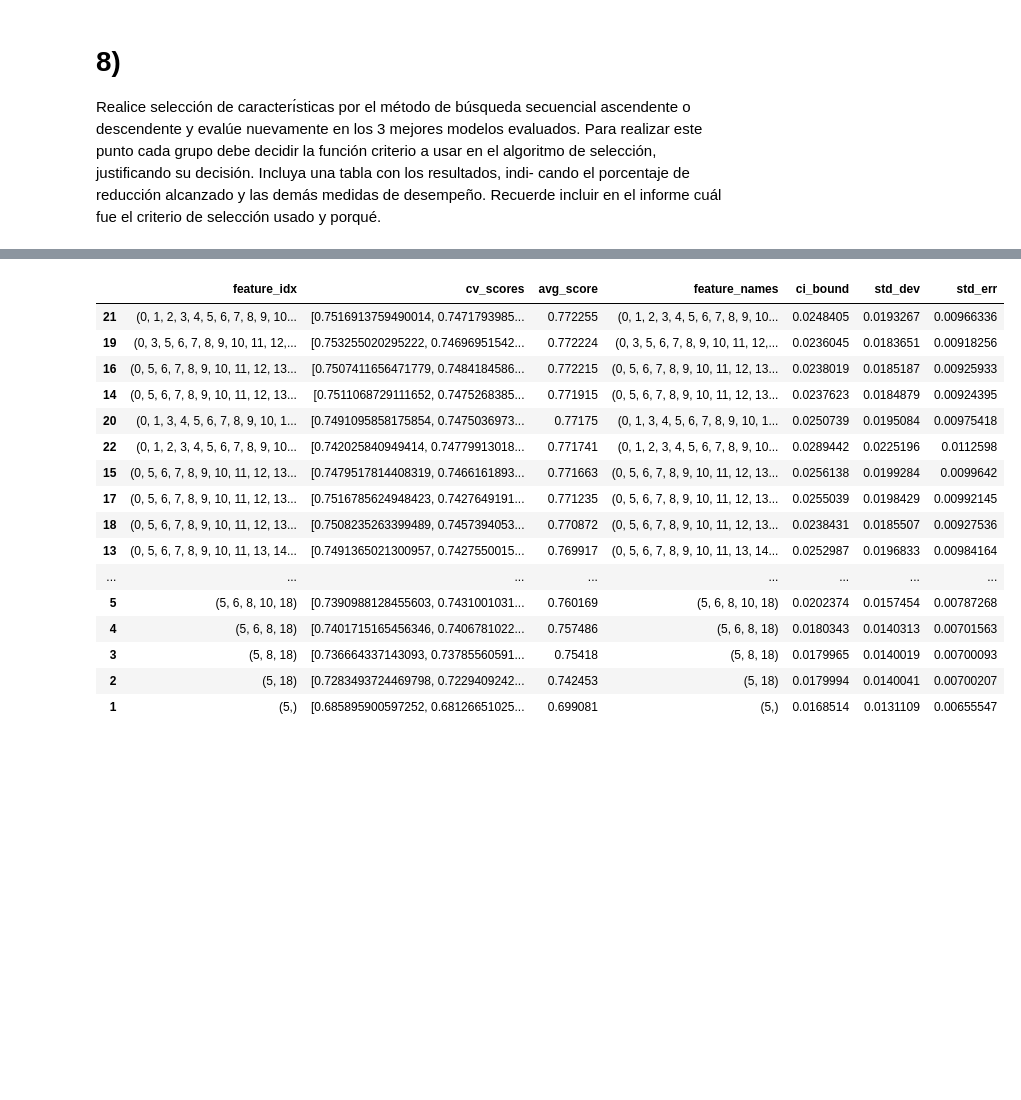
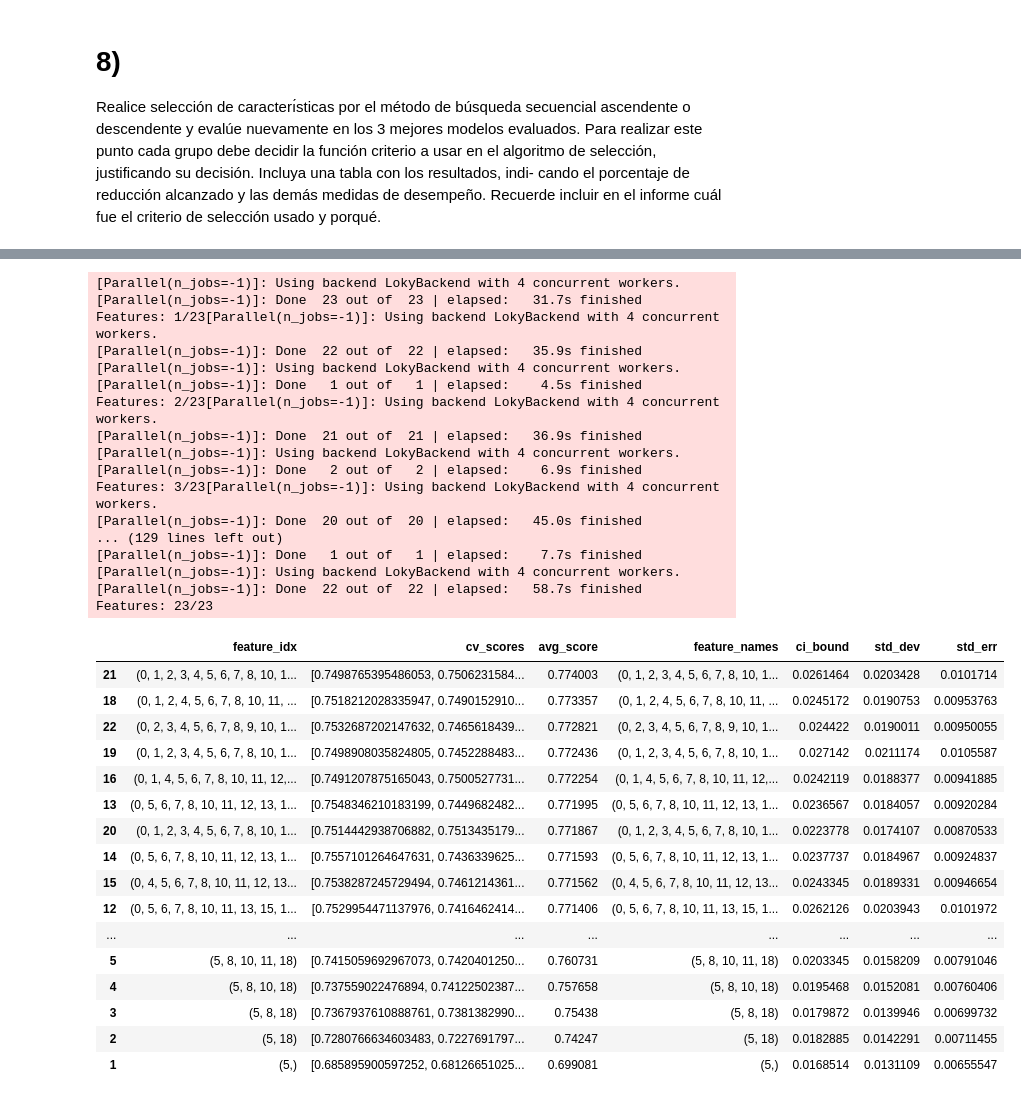
Before and after one commit to Dfriveraa/Default-of-credit-card-clients-project, a Jupyter notebook: Main.ipynb, the cells around one changed output, grey strips where cells are left out. Cells and saved outputs as stored; diff of their text form; code cells hidden in the pictures; blank space fills up the shorter version.

```diff
--- a/Main.ipynb
+++ b/Main.ipynb
@@ -363,34 +363,52 @@ def feature_selection(X,y,model,cv,rang):
           floating=True,
           scoring='roc_auc',
           cv=cv,
+          verbose=1,
           n_jobs=-1)
     pipe = make_pipeline(StandardScaler(), sfs)
     pipe.fit(X, y)
     return sfs
 # %%
 from sklearn.neural_network import MLPClassifier
-model = MLPClassifier(activation='tanh', alpha=0.1, early_stopping=True,
-              hidden_layer_sizes=100, max_iter=300)
-wrapperMLP=feature_selection(X,y,model,5,23)
+model = MLPClassifier(activation='tanh', alpha=0.01, early_stopping=True,
+              hidden_layer_sizes=70, max_iter=100)
+wrapperMLP=feature_selection(X,y,model,10,23)
 df_wrapper=pd.DataFrame.from_dict(wrapperMLP.get_metric_dict()).T
 df_wrapper.sort_values(['avg_score'], ascending=[False])
 # %% [output]
+[Parallel(n_jobs=-1)]: Using backend LokyBackend with 4 concurrent workers.
+[Parallel(n_jobs=-1)]: Done  23 out of  23 | elapsed:   31.7s finished
+Features: 1/23[Parallel(n_jobs=-1)]: Using backend LokyBackend with 4 concurrent workers.
+[Parallel(n_jobs=-1)]: Done  22 out of  22 | elapsed:   35.9s finished
+[Parallel(n_jobs=-1)]: Using backend LokyBackend with 4 concurrent workers.
+[Parallel(n_jobs=-1)]: Done   1 out of   1 | elapsed:    4.5s finished
+Features: 2/23[Parallel(n_jobs=-1)]: Using backend LokyBackend with 4 concurrent workers.
+[Parallel(n_jobs=-1)]: Done  21 out of  21 | elapsed:   36.9s finished
+[Parallel(n_jobs=-1)]: Using backend LokyBackend with 4 concurrent workers.
+[Parallel(n_jobs=-1)]: Done   2 out of   2 | elapsed:    6.9s finished
+Features: 3/23[Parallel(n_jobs=-1)]: Using backend LokyBackend with 4 concurrent workers.
+[Parallel(n_jobs=-1)]: Done  20 out of  20 | elapsed:   45.0s finished
+... (129 lines left out)
+[Parallel(n_jobs=-1)]: Done   1 out of   1 | elapsed:    7.7s finished
+[Parallel(n_jobs=-1)]: Using backend LokyBackend with 4 concurrent workers.
+[Parallel(n_jobs=-1)]: Done  22 out of  22 | elapsed:   58.7s finished
+Features: 23/23
 |  | feature_idx | cv_scores | avg_score | feature_names | ci_bound | std_dev | std_err |
-| 21 | (0, 1, 2, 3, 4, 5, 6, 7, 8, 9, 10... | [0.7516913759490014, 0.7471793985... | 0.772255 | (0, 1, 2, 3, 4, 5, 6, 7, 8, 9, 10... | 0.0248405 | 0.0193267 | 0.00966336 |
-| 19 | (0, 3, 5, 6, 7, 8, 9, 10, 11, 12,... | [0.753255020295222, 0.74696951542... | 0.772224 | (0, 3, 5, 6, 7, 8, 9, 10, 11, 12,... | 0.0236045 | 0.0183651 | 0.00918256 |
-| 16 | (0, 5, 6, 7, 8, 9, 10, 11, 12, 13... | [0.7507411656471779, 0.7484184586... | 0.772215 | (0, 5, 6, 7, 8, 9, 10, 11, 12, 13... | 0.0238019 | 0.0185187 | 0.00925933 |
-| 14 | (0, 5, 6, 7, 8, 9, 10, 11, 12, 13... | [0.7511068729111652, 0.7475268385... | 0.771915 | (0, 5, 6, 7, 8, 9, 10, 11, 12, 13... | 0.0237623 | 0.0184879 | 0.00924395 |
-| 20 | (0, 1, 3, 4, 5, 6, 7, 8, 9, 10, 1... | [0.7491095858175854, 0.7475036973... | 0.77175 | (0, 1, 3, 4, 5, 6, 7, 8, 9, 10, 1... | 0.0250739 | 0.0195084 | 0.00975418 |
-| 22 | (0, 1, 2, 3, 4, 5, 6, 7, 8, 9, 10... | [0.742025840949414, 0.74779913018... | 0.771741 | (0, 1, 2, 3, 4, 5, 6, 7, 8, 9, 10... | 0.0289442 | 0.0225196 | 0.0112598 |
-| 15 | (0, 5, 6, 7, 8, 9, 10, 11, 12, 13... | [0.7479517814408319, 0.7466161893... | 0.771663 | (0, 5, 6, 7, 8, 9, 10, 11, 12, 13... | 0.0256138 | 0.0199284 | 0.0099642 |
-| 17 | (0, 5, 6, 7, 8, 9, 10, 11, 12, 13... | [0.7516785624948423, 0.7427649191... | 0.771235 | (0, 5, 6, 7, 8, 9, 10, 11, 12, 13... | 0.0255039 | 0.0198429 | 0.00992145 |
-| 18 | (0, 5, 6, 7, 8, 9, 10, 11, 12, 13... | [0.7508235263399489, 0.7457394053... | 0.770872 | (0, 5, 6, 7, 8, 9, 10, 11, 12, 13... | 0.0238431 | 0.0185507 | 0.00927536 |
-| 13 | (0, 5, 6, 7, 8, 9, 10, 11, 13, 14... | [0.7491365021300957, 0.7427550015... | 0.769917 | (0, 5, 6, 7, 8, 9, 10, 11, 13, 14... | 0.0252987 | 0.0196833 | 0.00984164 |
+| 21 | (0, 1, 2, 3, 4, 5, 6, 7, 8, 10, 1... | [0.7498765395486053, 0.7506231584... | 0.774003 | (0, 1, 2, 3, 4, 5, 6, 7, 8, 10, 1... | 0.0261464 | 0.0203428 | 0.0101714 |
+| 18 | (0, 1, 2, 4, 5, 6, 7, 8, 10, 11, ... | [0.7518212028335947, 0.7490152910... | 0.773357 | (0, 1, 2, 4, 5, 6, 7, 8, 10, 11, ... | 0.0245172 | 0.0190753 | 0.00953763 |
+| 22 | (0, 2, 3, 4, 5, 6, 7, 8, 9, 10, 1... | [0.7532687202147632, 0.7465618439... | 0.772821 | (0, 2, 3, 4, 5, 6, 7, 8, 9, 10, 1... | 0.024422 | 0.0190011 | 0.00950055 |
+| 19 | (0, 1, 2, 3, 4, 5, 6, 7, 8, 10, 1... | [0.7498908035824805, 0.7452288483... | 0.772436 | (0, 1, 2, 3, 4, 5, 6, 7, 8, 10, 1... | 0.027142 | 0.0211174 | 0.0105587 |
+| 16 | (0, 1, 4, 5, 6, 7, 8, 10, 11, 12,... | [0.7491207875165043, 0.7500527731... | 0.772254 | (0, 1, 4, 5, 6, 7, 8, 10, 11, 12,... | 0.0242119 | 0.0188377 | 0.00941885 |
+| 13 | (0, 5, 6, 7, 8, 10, 11, 12, 13, 1... | [0.7548346210183199, 0.7449682482... | 0.771995 | (0, 5, 6, 7, 8, 10, 11, 12, 13, 1... | 0.0236567 | 0.0184057 | 0.00920284 |
+| 20 | (0, 1, 2, 3, 4, 5, 6, 7, 8, 10, 1... | [0.7514442938706882, 0.7513435179... | 0.771867 | (0, 1, 2, 3, 4, 5, 6, 7, 8, 10, 1... | 0.0223778 | 0.0174107 | 0.00870533 |
+| 14 | (0, 5, 6, 7, 8, 10, 11, 12, 13, 1... | [0.7557101264647631, 0.7436339625... | 0.771593 | (0, 5, 6, 7, 8, 10, 11, 12, 13, 1... | 0.0237737 | 0.0184967 | 0.00924837 |
+| 15 | (0, 4, 5, 6, 7, 8, 10, 11, 12, 13... | [0.7538287245729494, 0.7461214361... | 0.771562 | (0, 4, 5, 6, 7, 8, 10, 11, 12, 13... | 0.0243345 | 0.0189331 | 0.00946654 |
+| 12 | (0, 5, 6, 7, 8, 10, 11, 13, 15, 1... | [0.7529954471137976, 0.7416462414... | 0.771406 | (0, 5, 6, 7, 8, 10, 11, 13, 15, 1... | 0.0262126 | 0.0203943 | 0.0101972 |
 | ... | ... | ... | ... | ... | ... | ... | ... |
-| 5 | (5, 6, 8, 10, 18) | [0.7390988128455603, 0.7431001031... | 0.760169 | (5, 6, 8, 10, 18) | 0.0202374 | 0.0157454 | 0.00787268 |
-| 4 | (5, 6, 8, 18) | [0.7401715165456346, 0.7406781022... | 0.757486 | (5, 6, 8, 18) | 0.0180343 | 0.0140313 | 0.00701563 |
-| 3 | (5, 8, 18) | [0.736664337143093, 0.73785560591... | 0.75418 | (5, 8, 18) | 0.0179965 | 0.0140019 | 0.00700093 |
-| 2 | (5, 18) | [0.7283493724469798, 0.7229409242... | 0.742453 | (5, 18) | 0.0179994 | 0.0140041 | 0.00700207 |
+| 5 | (5, 8, 10, 11, 18) | [0.7415059692967073, 0.7420401250... | 0.760731 | (5, 8, 10, 11, 18) | 0.0203345 | 0.0158209 | 0.00791046 |
+| 4 | (5, 8, 10, 18) | [0.737559022476894, 0.74122502387... | 0.757658 | (5, 8, 10, 18) | 0.0195468 | 0.0152081 | 0.00760406 |
+| 3 | (5, 8, 18) | [0.7367937610888761, 0.7381382990... | 0.75438 | (5, 8, 18) | 0.0179872 | 0.0139946 | 0.00699732 |
+| 2 | (5, 18) | [0.7280766634603483, 0.7227691797... | 0.74247 | (5, 18) | 0.0182885 | 0.0142291 | 0.00711455 |
 | 1 | (5,) | [0.685895900597252, 0.68126651025... | 0.699081 | (5,) | 0.0168514 | 0.0131109 | 0.00655547 |
 # %%
 wrapperMLP.get_metric_dict()
```
Also changed, not shown: parts of 5 cells of this notebook, 27 other files.
